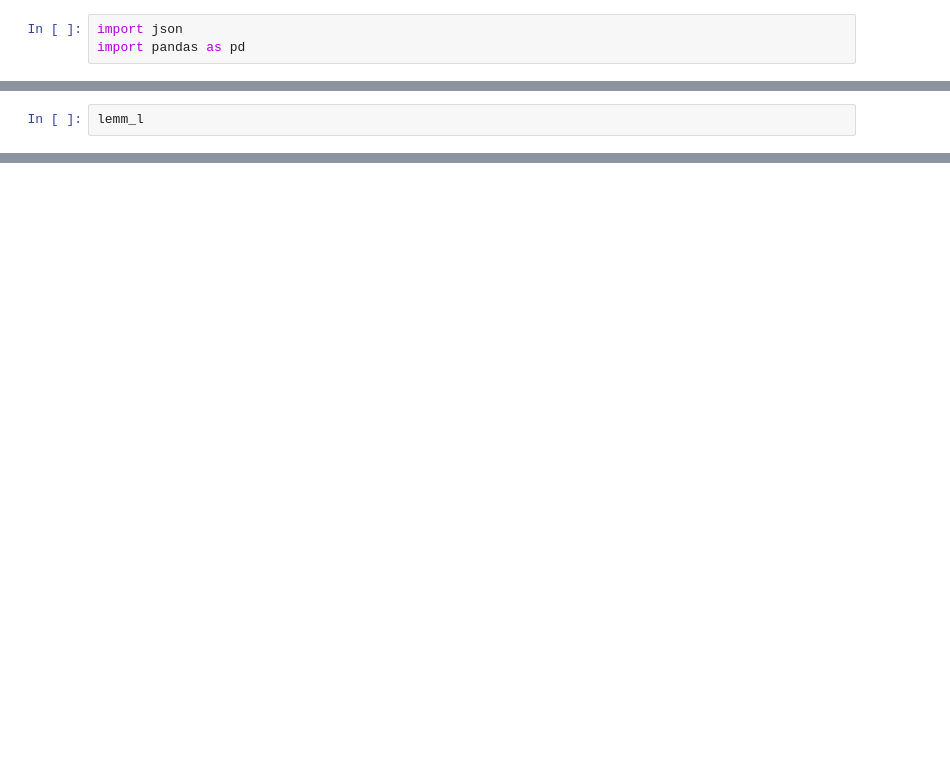
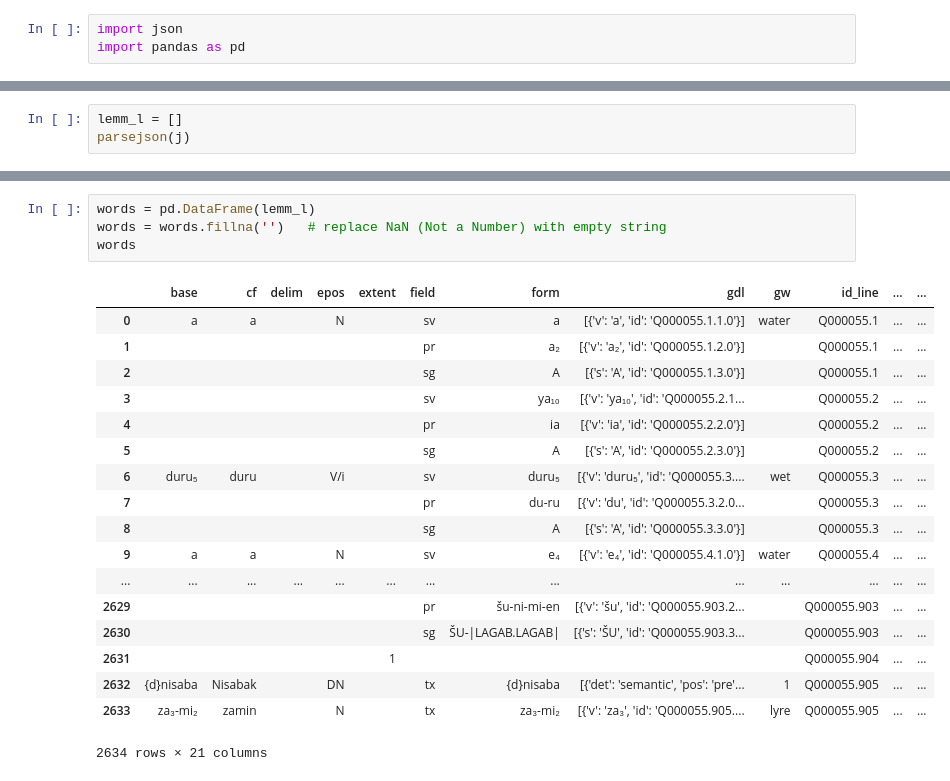
Before and after one commit to niekveldhuis/compass, a Jupyter notebook: 2_3_Data_Acquisition_ORACC/Untitled.ipynb, the cells around one changed output, grey strips where cells are left out. Cells and saved outputs as stored; diff of their text form; blank space fills up the shorter version.

```diff
--- a/2_3_Data_Acquisition_ORACC/Untitled.ipynb
+++ b/2_3_Data_Acquisition_ORACC/Untitled.ipynb
@@ -30,2 +103,3 @@ parsejson(j)
 # %%
-lemm_l
+lemm_l = []
+parsejson(j)
@@ -58,0 +106,23 @@ df
+# %%
+words = pd.DataFrame(lemm_l)
+words = words.fillna('')   # replace NaN (Not a Number) with empty string
+words
+# %% [output]
+|  | base | cf | delim | epos | extent | field | form | gdl | gw | id_line | ... | ... |
+| 0 | a | a |  | N |  | sv | a | [{'v': 'a', 'id': 'Q000055.1.1.0'}] | water | Q000055.1 | ... | ... |
+| 1 |  |  |  |  |  | pr | a₂ | [{'v': 'a₂', 'id': 'Q000055.1.2.0'}] |  | Q000055.1 | ... | ... |
+| 2 |  |  |  |  |  | sg | A | [{'s': 'A', 'id': 'Q000055.1.3.0'}] |  | Q000055.1 | ... | ... |
+| 3 |  |  |  |  |  | sv | ya₁₀ | [{'v': 'ya₁₀', 'id': 'Q000055.2.1... |  | Q000055.2 | ... | ... |
+| 4 |  |  |  |  |  | pr | ia | [{'v': 'ia', 'id': 'Q000055.2.2.0'}] |  | Q000055.2 | ... | ... |
+| 5 |  |  |  |  |  | sg | A | [{'s': 'A', 'id': 'Q000055.2.3.0'}] |  | Q000055.2 | ... | ... |
+| 6 | duru₅ | duru |  | V/i |  | sv | duru₅ | [{'v': 'duru₅', 'id': 'Q000055.3.... | wet | Q000055.3 | ... | ... |
+| 7 |  |  |  |  |  | pr | du-ru | [{'v': 'du', 'id': 'Q000055.3.2.0... |  | Q000055.3 | ... | ... |
+| 8 |  |  |  |  |  | sg | A | [{'s': 'A', 'id': 'Q000055.3.3.0'}] |  | Q000055.3 | ... | ... |
+| 9 | a | a |  | N |  | sv | e₄ | [{'v': 'e₄', 'id': 'Q000055.4.1.0'}] | water | Q000055.4 | ... | ... |
+| ... | ... | ... | ... | ... | ... | ... | ... | ... | ... | ... | ... | ... |
+| 2629 |  |  |  |  |  | pr | šu-ni-mi-en | [{'v': 'šu', 'id': 'Q000055.903.2... |  | Q000055.903 | ... | ... |
+| 2630 |  |  |  |  |  | sg | ŠU-|LAGAB.LAGAB| | [{'s': 'ŠU', 'id': 'Q000055.903.3... |  | Q000055.903 | ... | ... |
+| 2631 |  |  |  |  | 1 |  |  |  |  | Q000055.904 | ... | ... |
+| 2632 | {d}nisaba | Nisabak |  | DN |  | tx | {d}nisaba | [{'det': 'semantic', 'pos': 'pre'... | 1 | Q000055.905 | ... | ... |
+| 2633 | za₃-mi₂ | zamin |  | N |  | tx | za₃-mi₂ | [{'v': 'za₃', 'id': 'Q000055.905.... | lyre | Q000055.905 | ... | ... |
+2634 rows × 21 columns
```
Also changed, not shown: parts of 11 cells of this notebook, 2 other files.
